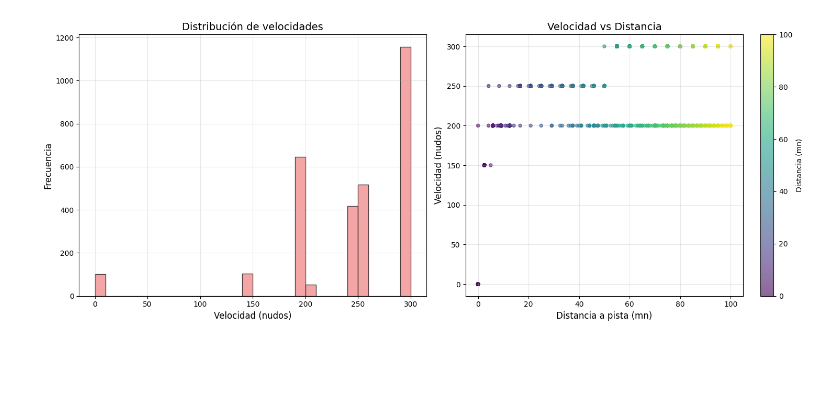
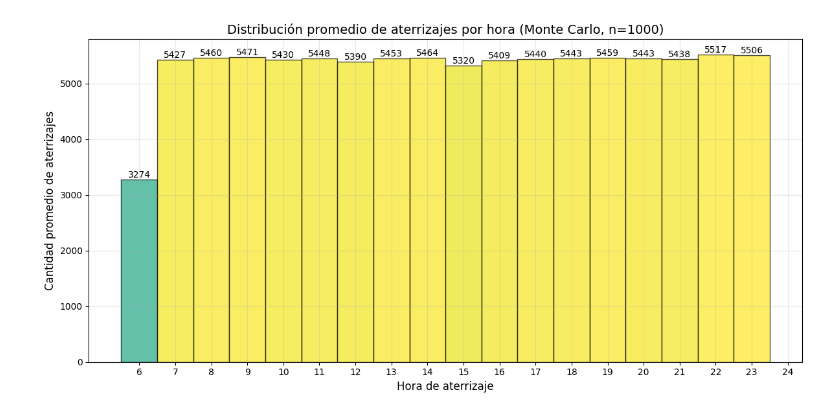
Before and after one commit to olinicholson/acn_tp1, a Jupyter notebook: graficos.ipynb, the cells around one changed output. Cells and saved outputs as stored; diff of their text form; code cells hidden in the pictures; blank space fills up the shorter version.

```diff
--- a/graficos.ipynb
+++ b/graficos.ipynb
@@ -134,7 +98,38 @@ def plot_speed_distribution(planes):
-# %%
-plot_speed_distribution(planes)
-# %% [output]
-[figure, removed]
+# %%
+# Ejecutar 1000 caminos Monte Carlo y graficar promedios de aterrizajes por hora
+lambda_prob = 0.16355
+n_mc = 1000
+total_minutes = 1080
+all_planes = montecarlo_planes(lambda_prob, total_minutes, n_mc=n_mc)
+
+def plot_landing_times_bar_mc(all_planes):
+    """
+    Histograma promedio de horarios de aterrizaje usando Monte Carlo.
+    """
+    horas_all = []
+    for planes in all_planes:
+        landed = [p for p in planes if p.status == 'landed' and p.landed_time is not None]
+        horas = [6 + (p.landed_time // 60) for p in landed]
+        horas_all.extend(horas)
+    plt.figure(figsize=(12, 6))
+    n, bins, patches = plt.hist(horas_all, bins=range(6, 25), color='skyblue', edgecolor='black', align='left', alpha=0.7)
+    colors = cm.viridis(n / max(n))
+    for patch, color in zip(patches, colors):
+        patch.set_facecolor(color)
+    plt.xlabel('Hora de aterrizaje', fontsize=12)
+    plt.ylabel('Cantidad promedio de aterrizajes', fontsize=12)
+    plt.title(f'Distribución promedio de aterrizajes por hora (Monte Carlo, n={n_mc})', fontsize=14)
+    plt.xticks(range(6, 25))
+    plt.grid(True, alpha=0.3)
+    for i, v in enumerate(n):
+        if v > 0:
+            plt.text(i + 6, v + 0.1, str(int(v)), ha='center', va='bottom')
+    plt.tight_layout()
+    plt.show()
+
+plot_landing_times_bar_mc(all_planes)
+# %% [output]
+[figure, added]
 # %%
 def plot_delay_analysis(planes):
     """
```
Also changed, not shown: parts of 12 cells of this notebook, 1 other file.
